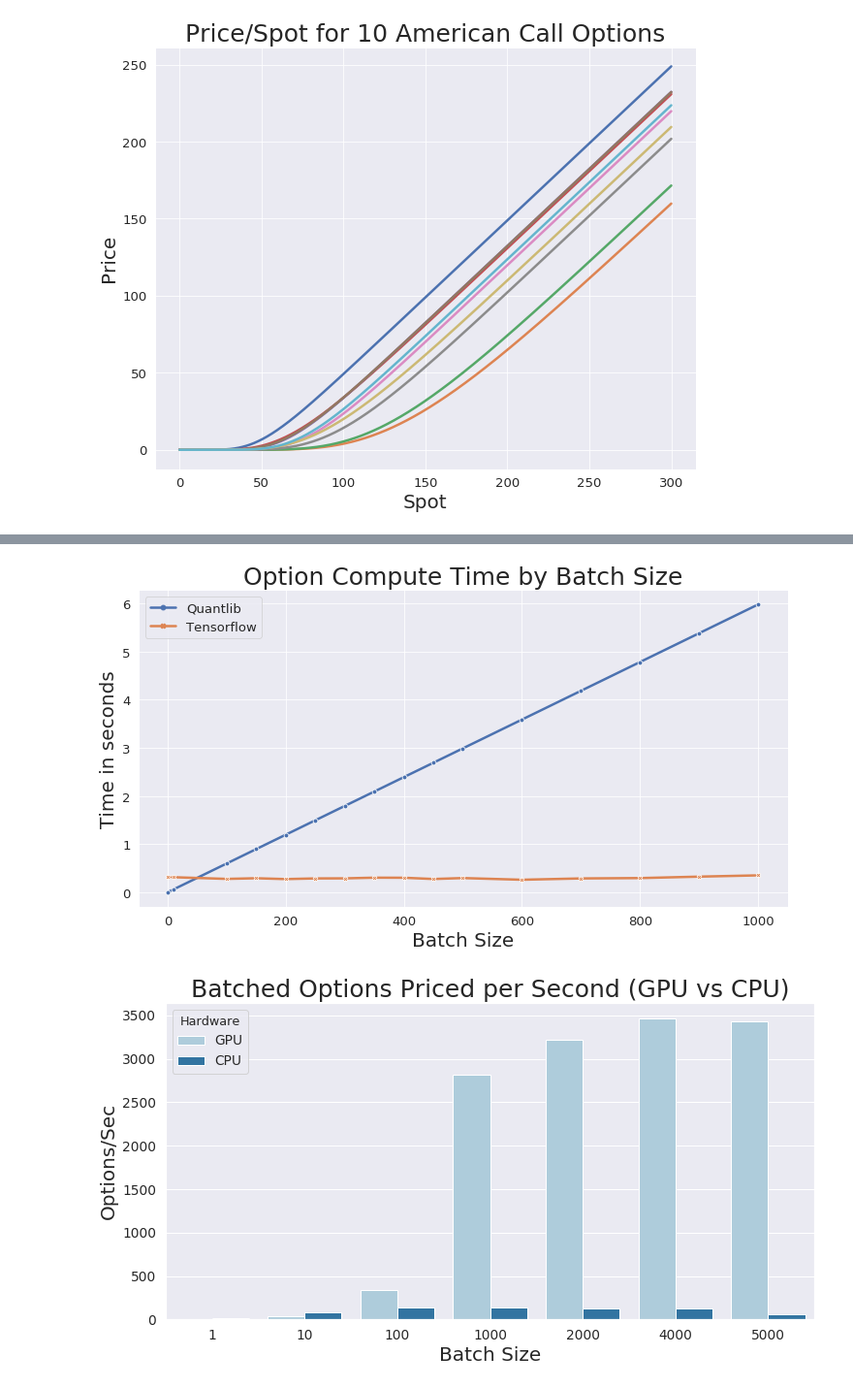
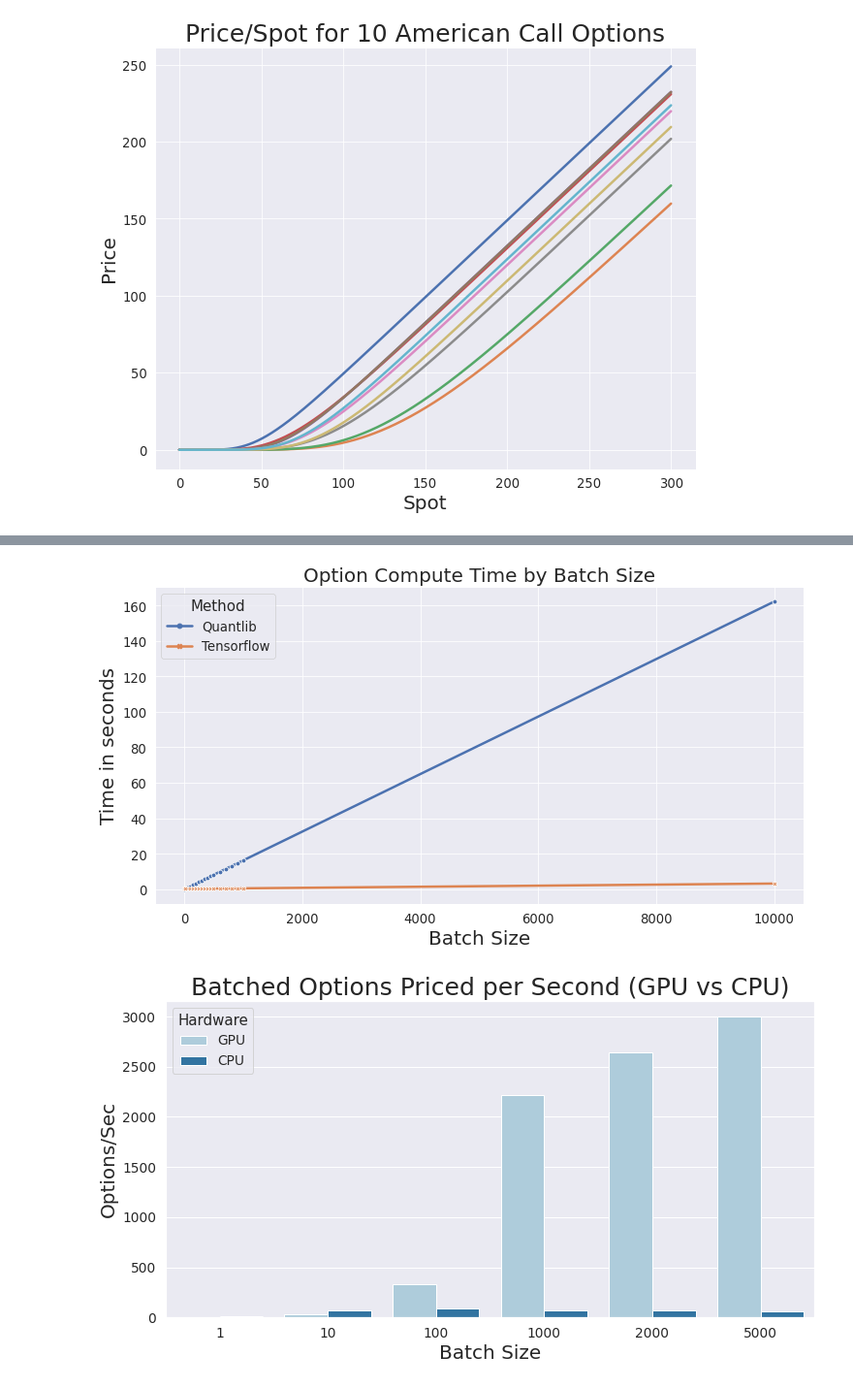
Before and after one commit to google/tf-quant-finance, a Jupyter notebook: tf_quant_finance/examples/jupyter_notebooks/American_Option_Black_Scholes.ipynb, the cells around one changed output, grey strips where cells are left out. Shown at 97% size. Saved outputs shown, nothing was run; the diff lists cells and outputs as text; code cells hidden in the pictures.

```diff
--- a/tf_quant_finance/examples/jupyter_notebooks/American_Option_Black_Scholes.ipynb
+++ b/tf_quant_finance/examples/jupyter_notebooks/American_Option_Black_Scholes.ipynb
@@ -269,7 +321,7 @@ plt.show()
 # %%
 #@title Tensorflow Finance pricing on GPU
 
-number_of_options = 5000  #@param
+number_of_options = 10000  #@param
 
 time_delta = 0.005
 
@@ -285,7 +337,7 @@ volatility, risk_free_rate, strike = option_param(number_of_options, dtype)
 device = "/gpu:0"
 with tf.device(device):
 
-  # Warmup
+  # Warmup (graph construction + graph optimization)
   estimate, _ = american_option(
       time_delta=time_delta,
       expiry=expiry,
@@ -322,7 +374,7 @@ options per second:  3460.2774258259888
 # %%
 #@title Tensorflow Finance pricing on CPU
 
-number_of_options = 500  #@param
+number_of_options = 50  #@param
 
 time_delta = 0.005
 
@@ -338,7 +390,7 @@ volatility, risk_free_rate, strike = option_param(number_of_options, dtype)
 device = "/cpu:0"
 with tf.device(device):
 
-  # Warmup
+  # Warmup (graph construction + graph optimization + jit_compilation)
   estimate, _ = american_option(
       time_delta=time_delta,
       expiry=expiry,
@@ -465,7 +593,7 @@ plt.show()
 import matplotlib.pyplot as plt
 import numpy as np
 import time
-batch_of_options = [1, 10, 100, 150, 200, 250, 300, 350, 400, 450, 500, 600, 700, 800, 900, 1000]  #@param
+batch_of_options = [1, 10, 100, 150, 200, 250, 300, 350, 400, 450, 500, 600, 700, 800, 900, 1000, 10000]  #@param
 
 gpu_times = []
 cpu_times = []
@@ -503,7 +631,7 @@ for options in batch_of_options:
   gpu_times.append(time_gpu)
 
 # We hardcode QunatLib values here for simplicity
-ql_times = [29.9 / 5000 * i for i in batch_of_options]
+ql_times = [1 / ql_options_per_second * i for i in batch_of_options]
 
 # Prepare Plotting
 plt.figure(figsize=(12, 6))
@@ -518,22 +646,21 @@ data = {"Batch Size": batches,
         "Times": times}
 ql_gpu_times = pd.DataFrame(data = data)
 plot = sns.lineplot(x="Batch Size", y="Times", hue="Method", style = "Method",
-                    data=ql_gpu_times, markers=True, dashes=False, color=('darkorange',
-                                                                          'royalblue'))
-handles, labels = plot.get_legend_handles_labels()
-plot.legend(handles=handles[1:], labels=labels[1:], loc="upper left")
-plot.axes.set_title("Option Compute Time by Batch Size",fontsize=25)
+                    data=ql_gpu_times, markers=True, dashes=False)
+#handles, labels = plot.get_legend_handles_labels()
+#plot.legend(handles=handles[1:], labels=labels[1:], loc="upper left")
+plot.axes.set_title("Option Compute Time by Batch Size", fontsize=20)
 xlabel = plot.axes.get_xlabel()
 plot.axes.set_xlabel(xlabel, fontsize=20)
 plot.axes.set_ylabel('Time in seconds', fontsize=20)
-plt.setp(plot.get_legend().get_title(), fontsize=28)
+plt.setp(plot.get_legend().get_title(), fontsize=15)
 plt.show()
 # %% [output]
-[figure, old version]
+[figure, new version]
 # %%
 #@title Options per second depending on the batch size
 
-batch_of_options = [1, 10, 100, 1000, 2000, 4000, 5000]  #@param
+batch_of_options = [1, 10, 100, 1000, 2000, 5000]  #@param
 gpu_times = []
 cpu_times = []
 
@@ -592,31 +719,31 @@ for options in batch_of_options:
         expiry=expiry,
         number_grid_points=number_grid_points,
         volatility=volatility,
         risk_free_rate=risk_free_rate,
         strike=strike,
         dtype=dtype)
     time_cpu = time.time() - t
 
   cpu_times.append(options / time_cpu)
 
 # Prepare data for plotting
 plt.figure(figsize=(12, 6))
 batches = batch_of_options * 2
 num_batches = len(batch_of_options)
 method = ["GPU"] * num_batches +  ["CPU"] * num_batches
 times = gpu_times + cpu_times
 data = {"Batch Size": batches,
         "Hardware": method,
         "Options/Sec": times}
 gpu_cpu_times = pd.DataFrame(data = data)
 sns.set(style="darkgrid", palette="Paired")
 sns.set_context("notebook", font_scale=1.25, rc={"lines.linewidth": 2.5})
 pt = sns.barplot(x="Batch Size", y="Options/Sec",hue="Hardware", data=gpu_cpu_times)
 pt.axes.set_title("Batched Options Priced per Second (GPU vs CPU)",fontsize=25)
 xlabel = pt.axes.get_xlabel()
 ylabel = pt.axes.get_ylabel()
 pt.axes.set_xlabel(xlabel, fontsize=20)
 pt.axes.set_ylabel(ylabel, fontsize=20)
 plt.show()
 # %% [output]
-[figure, old version]
+[figure, new version]
```
Also changed, not shown: parts of 15 cells of this notebook, 1 other file.
